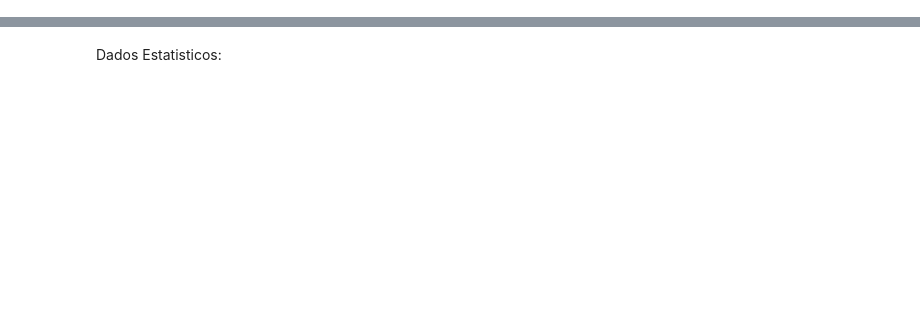
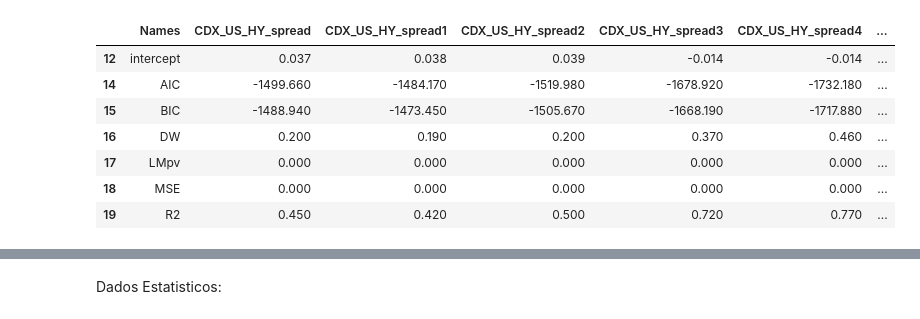
Before and after one commit to pietcon/pietcon.github.io, a Jupyter notebook: regressoes/cdx_us_hy/scripts/regression_cdx_us_hy.ipynb, the cells around one changed output, grey strips where cells are left out. Saved outputs shown, nothing was run; the diff lists cells and outputs as text; code cells hidden in the pictures; blank space fills up the shorter version.

```diff
--- a/regressoes/cdx_us_hy/scripts/regression_cdx_us_hy.ipynb
+++ b/regressoes/cdx_us_hy/scripts/regression_cdx_us_hy.ipynb
@@ -171,19 +244,20 @@ df_coef = pd.read_excel("../excel/out/df_coef_exported.xlsx")
 # %%
 # Criar dois DataFrames a partir do df_coef
-df_main = df_coef.iloc[:-7].copy()  # Todos menos as 7 últimas linhas
-df_stats = df_coef.iloc[-7:].copy()  # As 7 últimas linhas (dados da regressão como AIC, BIC, DW, R²)
-df_stats = df_stats.drop(columns=["Signal"], errors="ignore")
+df_main = coef.iloc[:-7].copy()  # Todos menos as 7 últimas linhas
+df_statistics = coef.iloc[-7:].copy()  # As 7 últimas linhas (dados da regressão como AIC, BIC, DW, R²)
+df_statistics = df_statistics.drop(columns=["Signal"], errors="ignore")
 
 cols_to_convert_main = df_main.columns.difference(['Signal', 'Names'])
 df_main[cols_to_convert_main] = df_main[cols_to_convert_main].apply(pd.to_numeric, errors='coerce').round(3)
 
-cols_to_convert_stats = df_stats.columns.difference(['Names'])
-df_stats[cols_to_convert_stats] = df_stats[cols_to_convert_stats].apply(pd.to_numeric, errors='coerce').round(3)
+cols_to_convert_stats = df_statistics.columns.difference(['Names'])
+df_statistics[cols_to_convert_stats] = df_statistics[cols_to_convert_stats].apply(pd.to_numeric, errors='coerce').round(3)
 
-df_stats['best'] = df_stats.iloc[:, 1:].max(axis=1)
 
+df_statistics['best'] = df_statistics.iloc[:, 1:].max(axis=1)
 df_main = df_main.fillna('')
-df_stats = df_stats.fillna('')
+df_statistics = df_statistics.fillna('')
 
-# display(df_main)
-# display(df_stats)
+display(df_main)
+display(df_statistics)
+# %% [output]
@@ -190,3 +271,11 @@ df_stats = df_stats.fillna('')
+|  | Names | CDX_US_HY_spread | CDX_US_HY_spread1 | CDX_US_HY_spread2 | CDX_US_HY_spread3 | CDX_US_HY_spread4 | ... |
+| 12 | intercept | 0.037 | 0.038 | 0.039 | -0.014 | -0.014 | ... |
+| 14 | AIC | -1499.660 | -1484.170 | -1519.980 | -1678.920 | -1732.180 | ... |
+| 15 | BIC | -1488.940 | -1473.450 | -1505.670 | -1668.190 | -1717.880 | ... |
+| 16 | DW | 0.200 | 0.190 | 0.200 | 0.370 | 0.460 | ... |
+| 17 | LMpv | 0.000 | 0.000 | 0.000 | 0.000 | 0.000 | ... |
+| 18 | MSE | 0.000 | 0.000 | 0.000 | 0.000 | 0.000 | ... |
+| 19 | R2 | 0.450 | 0.420 | 0.500 | 0.720 | 0.770 | ... |
 # %%
 def style_df_main(df):
     def color_gradient(val):
```
Also changed, not shown: parts of 26 cells of this notebook, 13 other files.
